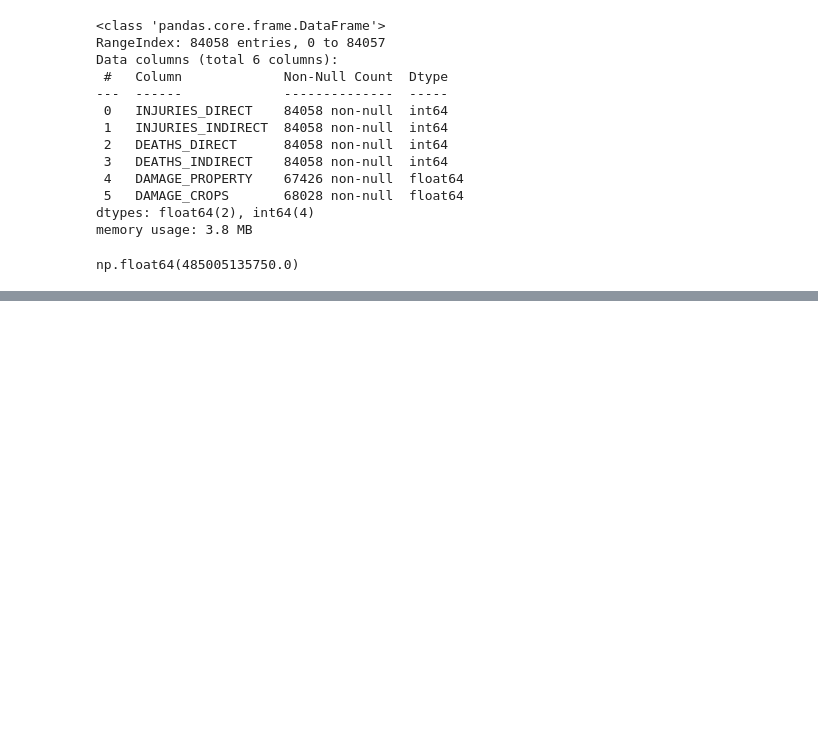
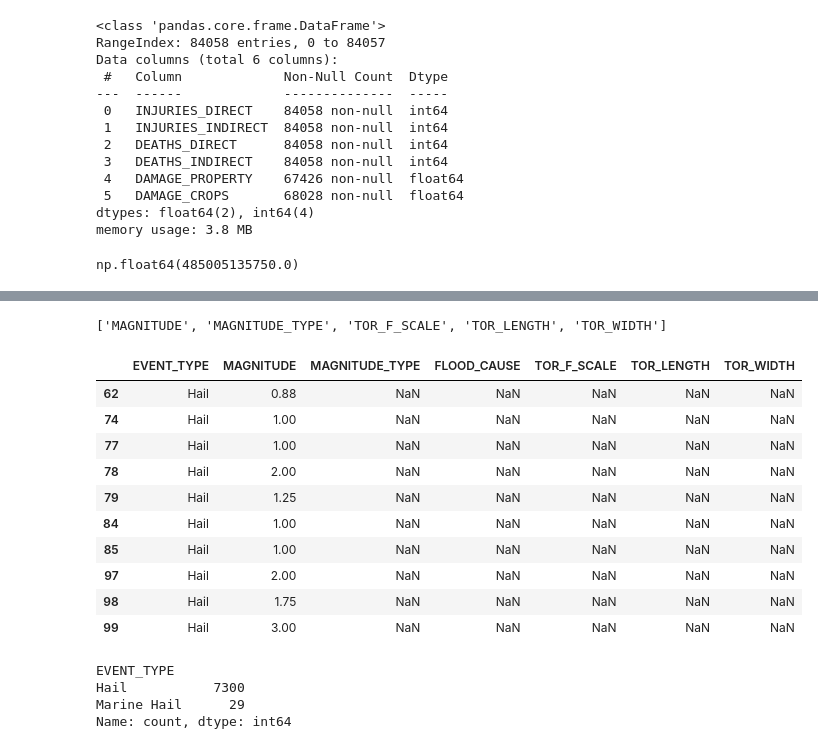
Before and after one commit to sushmita212/Parametric_Weather_Risk_Modeling, a Jupyter notebook: notebooks/Data_cleaning.ipynb, the cells around one changed output, grey strips where cells are left out. Saved outputs shown, nothing was run; the diff lists cells and outputs as text; code cells hidden in the pictures; blank space fills up the shorter version.

```diff
--- a/notebooks/Data_cleaning.ipynb
+++ b/notebooks/Data_cleaning.ipynb
@@ -1035,0 +1209,28 @@ np.float64(485005135750.0)
+# %%
+df = load_yearly_and_clean(2022)
+# %%
+severity_cols
+# %% [output]
+['MAGNITUDE', 'MAGNITUDE_TYPE', 'TOR_F_SCALE', 'TOR_LENGTH', 'TOR_WIDTH']
+# %%
+mask = (df['MAGNITUDE'].notna()) & (~df['EVENT_TYPE'].str.contains('Wind', na=False))
+df.loc[mask, ['EVENT_TYPE','MAGNITUDE','MAGNITUDE_TYPE','FLOOD_CAUSE','TOR_F_SCALE','TOR_LENGTH','TOR_WIDTH']].head(10)
+# %% [output]
+|  | EVENT_TYPE | MAGNITUDE | MAGNITUDE_TYPE | FLOOD_CAUSE | TOR_F_SCALE | TOR_LENGTH | TOR_WIDTH |
+| 62 | Hail | 0.88 | NaN | NaN | NaN | NaN | NaN |
+| 74 | Hail | 1.00 | NaN | NaN | NaN | NaN | NaN |
+| 77 | Hail | 1.00 | NaN | NaN | NaN | NaN | NaN |
+| 78 | Hail | 2.00 | NaN | NaN | NaN | NaN | NaN |
+| 79 | Hail | 1.25 | NaN | NaN | NaN | NaN | NaN |
+| 84 | Hail | 1.00 | NaN | NaN | NaN | NaN | NaN |
+| 85 | Hail | 1.00 | NaN | NaN | NaN | NaN | NaN |
+| 97 | Hail | 2.00 | NaN | NaN | NaN | NaN | NaN |
+| 98 | Hail | 1.75 | NaN | NaN | NaN | NaN | NaN |
+| 99 | Hail | 3.00 | NaN | NaN | NaN | NaN | NaN |
+# %%
+df.loc[mask]['EVENT_TYPE'].value_counts()
+# %% [output]
+EVENT_TYPE
+Hail           7300
+Marine Hail      29
+Name: count, dtype: int64
```
Also changed, not shown: parts of 42 cells of this notebook, 1 other file.
